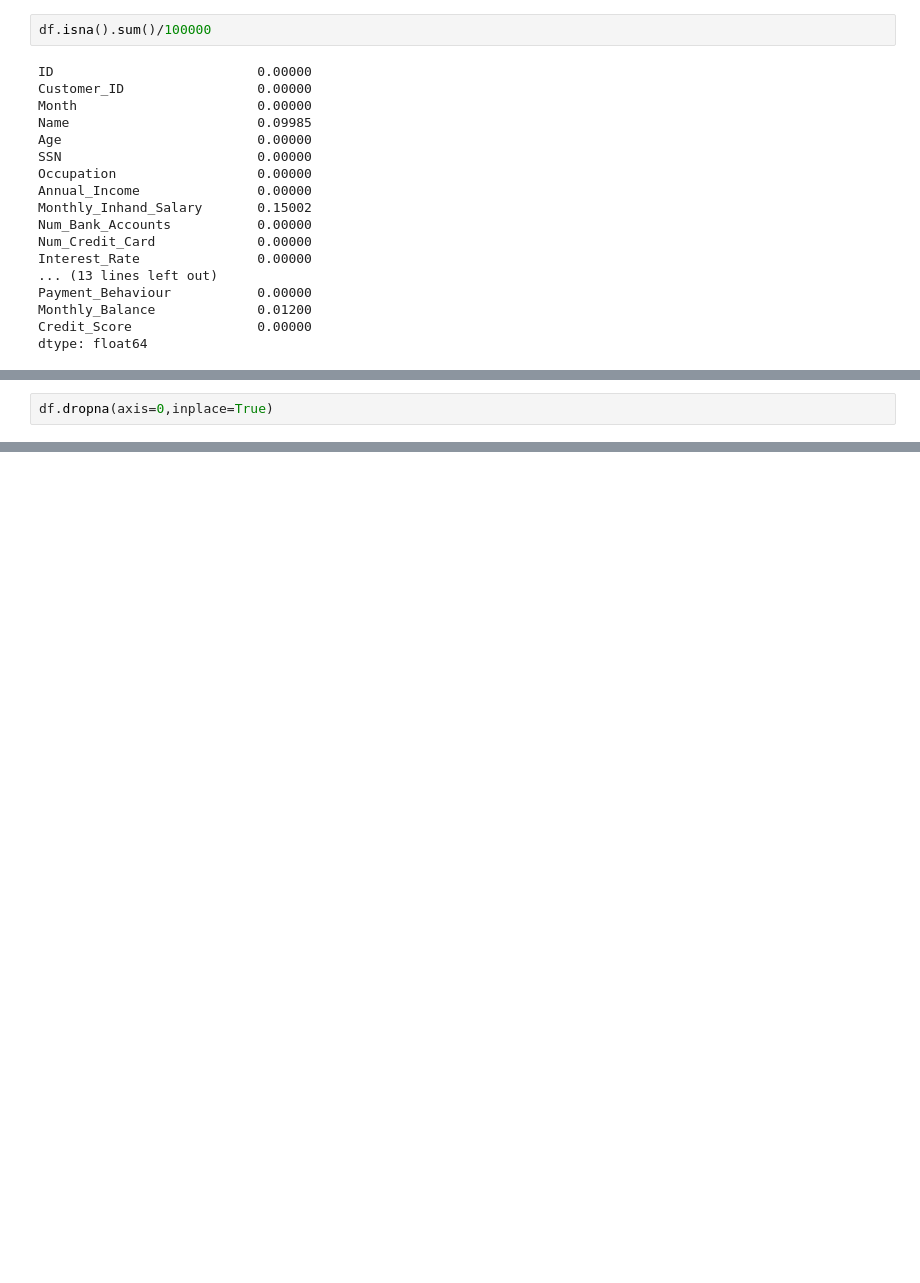
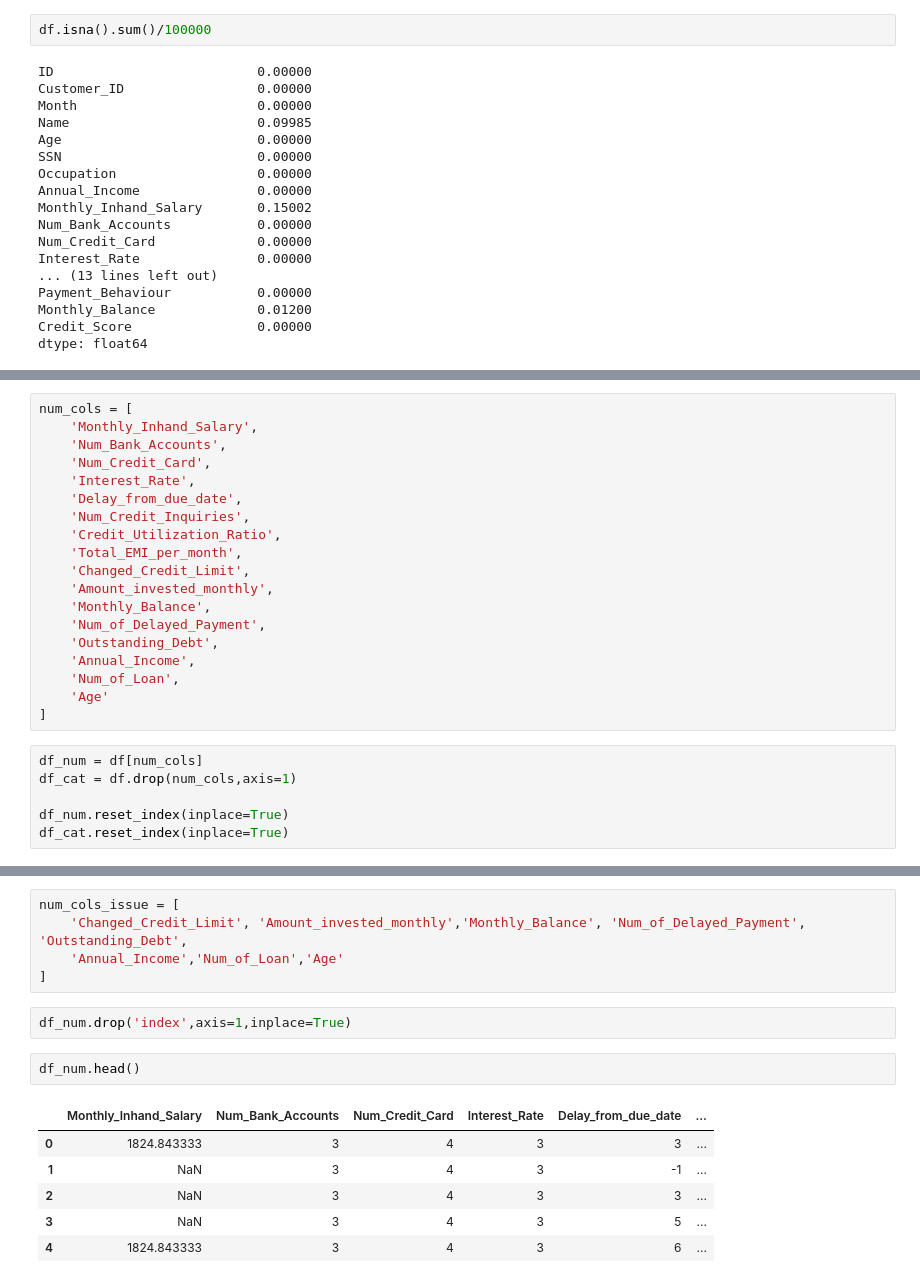
Before and after one commit to ednaelxd/credit_score, a Jupyter notebook: notebooks/initial_analysis.ipynb, the cells around one changed output, grey strips where cells are left out. Cells and saved outputs as stored; diff of their text form; blank space fills up the shorter version.

```diff
--- a/notebooks/initial_analysis.ipynb
+++ b/notebooks/initial_analysis.ipynb
@@ -60,2 +62,0 @@ dtype: float64
-# %%
-df.dropna(axis=0,inplace=True)
@@ -89,0 +73,25 @@ Index(['ID', 'Customer_ID', 'Month', 'Name', 'Age', 'SSN', 'Occupation',
+# %%
+num_cols = [
+    'Monthly_Inhand_Salary',
+    'Num_Bank_Accounts',
+    'Num_Credit_Card',
+    'Interest_Rate',
+    'Delay_from_due_date',
+    'Num_Credit_Inquiries',
+    'Credit_Utilization_Ratio',
+    'Total_EMI_per_month',
+    'Changed_Credit_Limit',
+    'Amount_invested_monthly',
+    'Monthly_Balance',
+    'Num_of_Delayed_Payment',
+    'Outstanding_Debt',
+    'Annual_Income',
+    'Num_of_Loan',
+    'Age'
+]
+# %%
+df_num = df[num_cols]
+df_cat = df.drop(num_cols,axis=1)
+
+df_num.reset_index(inplace=True)
+df_cat.reset_index(inplace=True)
@@ -89,0 +118,16 @@ Index(['ID', 'Customer_ID', 'Month', 'Name', 'Age', 'SSN', 'Occupation',
+# %%
+num_cols_issue = [
+    'Changed_Credit_Limit', 'Amount_invested_monthly','Monthly_Balance', 'Num_of_Delayed_Payment', 'Outstanding_Debt',
+    'Annual_Income','Num_of_Loan','Age'
+]
+# %%
+df_num.drop('index',axis=1,inplace=True)
+# %%
+df_num.head()
+# %% [output]
+|  | Monthly_Inhand_Salary | Num_Bank_Accounts | Num_Credit_Card | Interest_Rate | Delay_from_due_date | ... |
+| 0 | 1824.843333 | 3 | 4 | 3 | 3 | ... |
+| 1 | NaN | 3 | 4 | 3 | -1 | ... |
+| 2 | NaN | 3 | 4 | 3 | 3 | ... |
+| 3 | NaN | 3 | 4 | 3 | 5 | ... |
+| 4 | 1824.843333 | 3 | 4 | 3 | 6 | ... |
```
Also changed, not shown: parts of 73 cells of this notebook, 1 other file.
